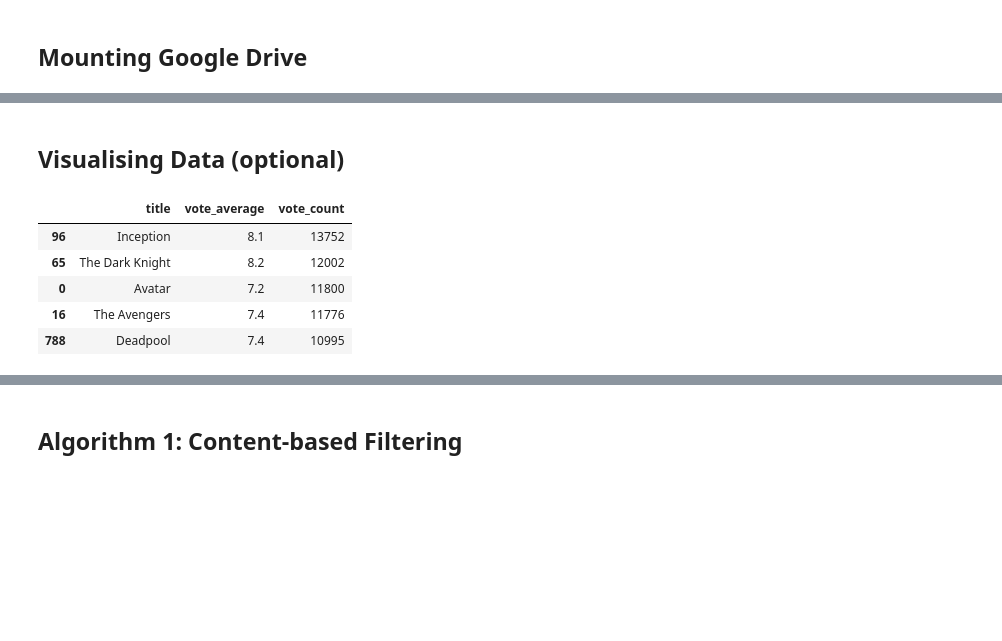
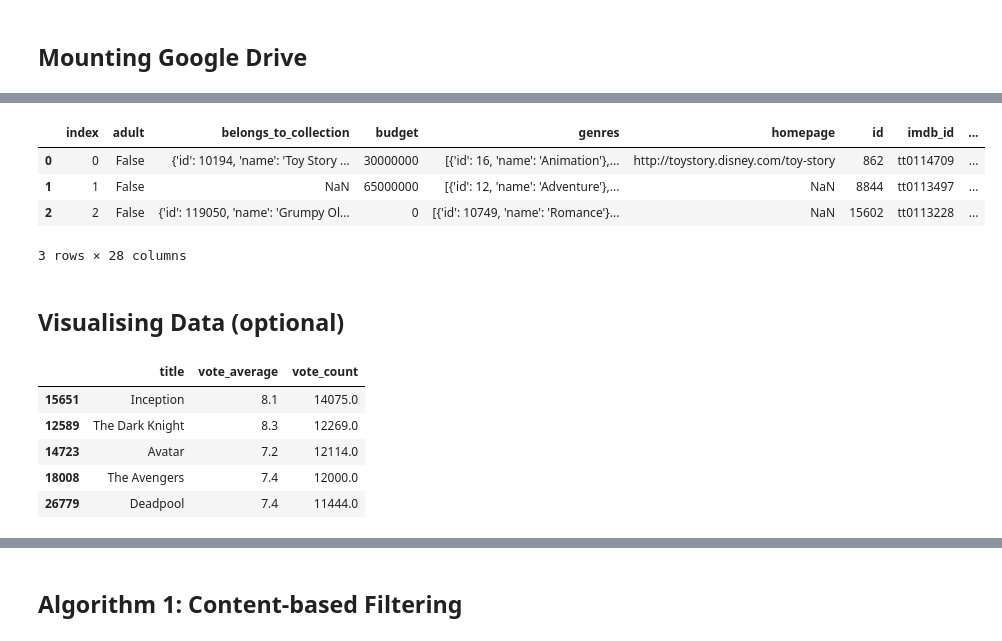
Before and after one commit to matthias-ong/MovieCompanion, a Jupyter notebook: movie_recommender.ipynb, the cells around one changed output, grey strips where cells are left out. Drawn from its saved outputs; the diff is of its cells as text; code cells hidden in the pictures; blank space fills up the shorter version.

```diff
--- a/movie_recommender.ipynb
+++ b/movie_recommender.ipynb
@@ -46,3 +22,51 @@ df1.head(3)
+# %%
+import pandas as pd
+import numpy as np
+from ast import literal_eval
+# df1 = pd.read_csv("/content/drive/MyDrive/data/tmdb_5000_movies.csv")
+# df2 = pd.read_csv("/content/drive/MyDrive/data/tmdb_5000_credits.csv")
+# df2.columns = ['id','title','cast','crew'] #df2 movie_id has to be renamed to id to merge w/ df1
+
+df1 = pd.read_csv("/content/drive/MyDrive/data/movies_metadata.csv")
+df2 = pd.read_csv("/content/drive/MyDrive/data/credits.csv")
+df3 = pd.read_csv("/content/drive/MyDrive/data/keywords.csv")
+links_small = pd.read_csv("/content/drive/MyDrive/data/links_small.csv")
+
+def convert_int(x):
+    try:
+        return int(x)
+    except:
+        return np.nan
+
+##### CLEAN DATA #####
+#df1['genres'] = df1['genres'].fillna('[]').apply(literal_eval).apply(lambda x: [i['name'] for i in x] if isinstance(x, list) else [])
+
+# Apply the convert_int function to the 'id' column in df1
+df1['id'] = df1['id'].apply(convert_int) #some id cannot be converted to int, data elements should be removed
+
+# Drop rows with NaN values in the 'id' column
+df1.dropna(subset=['id'], inplace=True)
+
+# Convert all ids to int
+df1['id'] = df1['id'].astype('int')
+df2['id'] = df2['id'].astype('int')
+df3['id'] = df3['id'].astype('int')
+links_small = links_small[links_small['tmdbId'].notnull()]['tmdbId'].astype('int')
+
+# Merge the two DataFrames on the 'id' column
+df1 = df1.merge(df2,on='id')
+df1 = df1.merge(df3,on='id')
+
+df1 = df1[df1['id'].isin(links_small)] # REDUCE 45K DATASET TO 9K (not enough resources in free Colab environment)
+df1 = df1.reset_index()
+#Peek our data
+df1.head(3)
+# %% [output]
+|  | index | adult | belongs_to_collection | budget | genres | homepage | id | imdb_id | ... |
+| 0 | 0 | False | {'id': 10194, 'name': 'Toy Story ... | 30000000 | [{'id': 16, 'name': 'Animation'},... | http://toystory.disney.com/toy-story | 862 | tt0114709 | ... |
+| 1 | 1 | False | NaN | 65000000 | [{'id': 12, 'name': 'Adventure'},... | NaN | 8844 | tt0113497 | ... |
+| 2 | 2 | False | {'id': 119050, 'name': 'Grumpy Ol... | 0 | [{'id': 10749, 'name': 'Romance'}... | NaN | 15602 | tt0113228 | ... |
+3 rows × 28 columns
 # %% [markdown]
 ## Visualising Data (optional)
 # %%
@@ -61,11 +85,11 @@ ratings = ratings.sort_values(['vote_count', 'vote_average'], ascending=[False,
 ratings.head(5)
 # %% [output]
 |  | title | vote_average | vote_count |
-| 96 | Inception | 8.1 | 13752 |
-| 65 | The Dark Knight | 8.2 | 12002 |
-| 0 | Avatar | 7.2 | 11800 |
-| 16 | The Avengers | 7.4 | 11776 |
-| 788 | Deadpool | 7.4 | 10995 |
+| 15651 | Inception | 8.1 | 14075.0 |
+| 12589 | The Dark Knight | 8.3 | 12269.0 |
+| 14723 | Avatar | 7.2 | 12114.0 |
+| 18008 | The Avengers | 7.4 | 12000.0 |
+| 26779 | Deadpool | 7.4 | 11444.0 |
 # %%
 #Print Distribution of vote_count
 print("Distribution of Vote_Count (frequency vs vote_count)")
```
Also changed, not shown: parts of 13 cells of this notebook.
